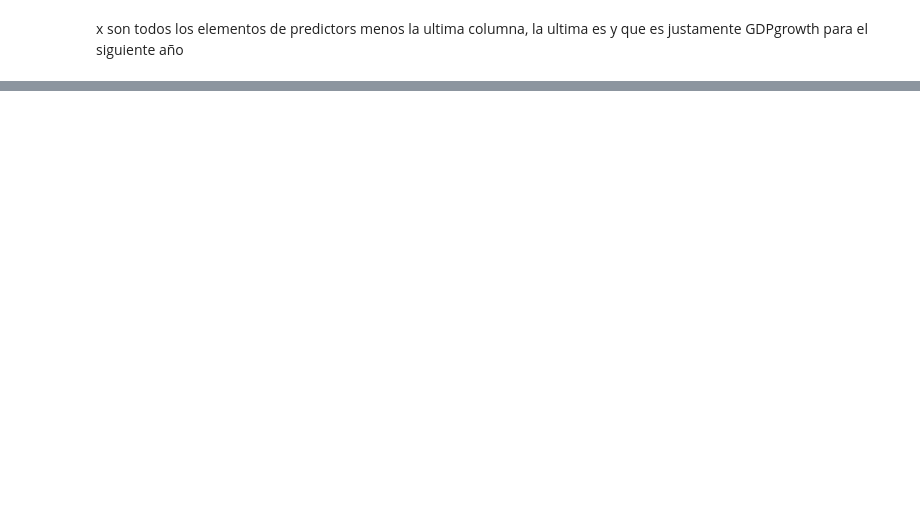
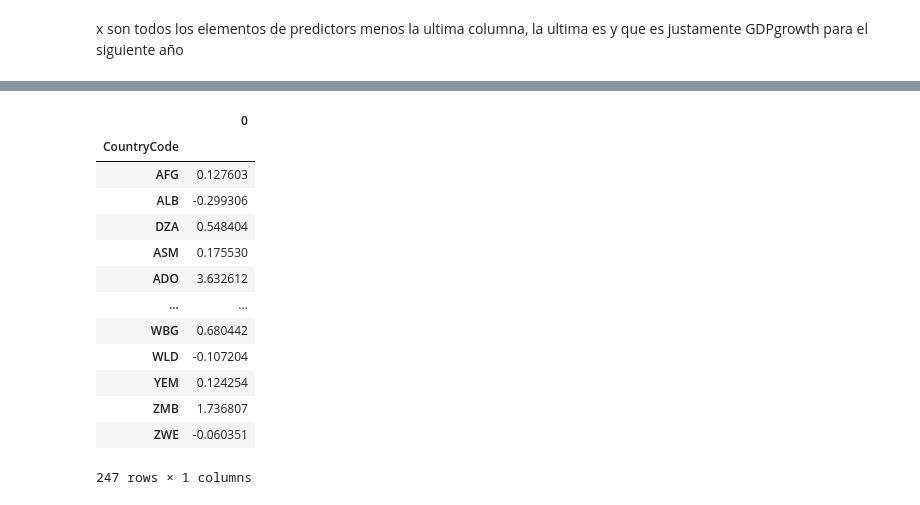
Before and after one commit to urisawsing/GDP-predictor, a Jupyter notebook: models/multicountry.ipynb, the cells around one changed output, grey strips where cells are left out. Cells and saved outputs as stored; diff of their text form; code cells hidden in the pictures; blank space fills up the shorter version.

```diff
--- a/models/multicountry.ipynb
+++ b/models/multicountry.ipynb
@@ -81,10 +81,13 @@ import time
 X_train, X_test, y_train, y_test = train_test_split(x, y, test_size=0.3, random_state=1)
 
 gbm_hyperparams = {
-    'n_estimators': 100,
-    'max_depth': 10,
+    'n_estimators': 2000,
+    'max_depth': 5,
     'learning_rate': 0.1,
-    'loss': 'ls'
+    'loss': 'huber',
+    'criterion': 'mse',
+    'validation_fraction': 0.02,
+    'n_iter_no_change': 20
 }
 gbm_model = GradientBoostingRegressor(**gbm_hyperparams)
 t0 = time.time()
@@ -134,0 +242,23 @@ array([ 7.04967486e-01,  1.04396446e-01,  3.75299474e-01,  5.04698874e-01,
+# %%
+columna=clist.numadapt()
+# %%
+columna=columna['CountryCode']
+# %%
+predictiondf=pd.DataFrame(prediction, columna)
+# %%
+predictiondf
+# %% [output]
+|  | 0 |
+| CountryCode |  |
+| AFG | 0.127603 |
+| ALB | -0.299306 |
+| DZA | 0.548404 |
+| ASM | 0.175530 |
+| ADO | 3.632612 |
+| ... | ... |
+| WBG | 0.680442 |
+| WLD | -0.107204 |
+| YEM | 0.124254 |
+| ZMB | 1.736807 |
+| ZWE | -0.060351 |
+247 rows × 1 columns
```
Also changed, not shown: parts of 15 cells of this notebook.
